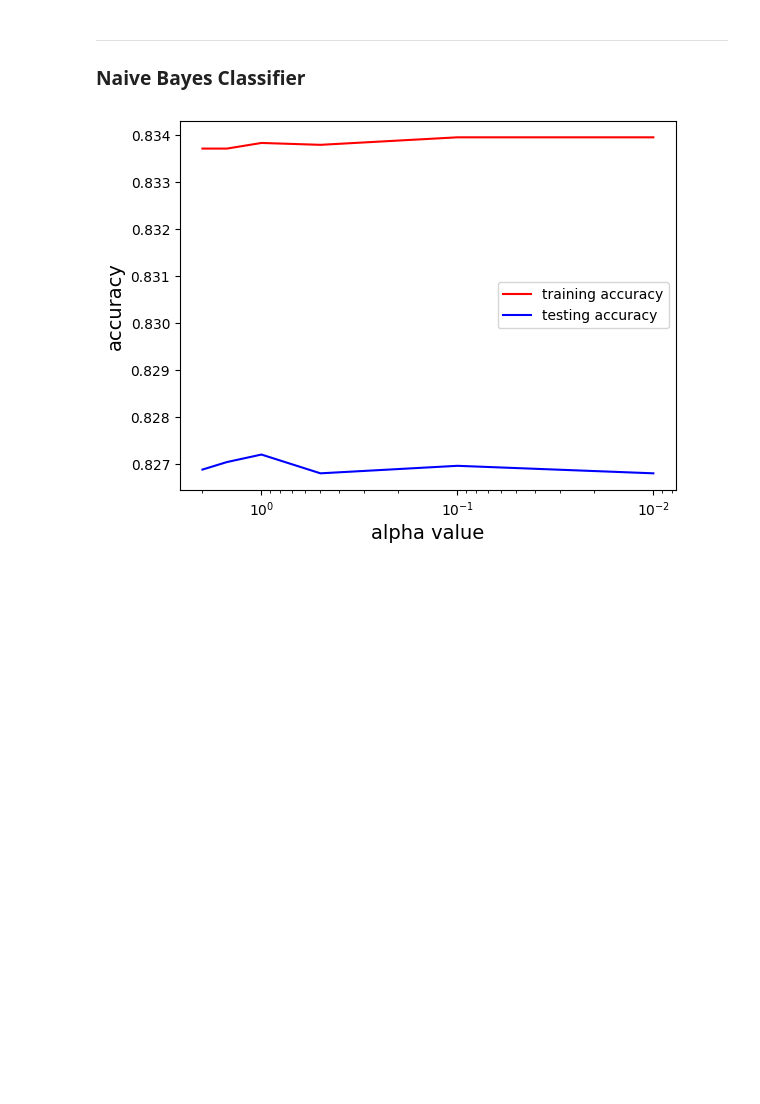
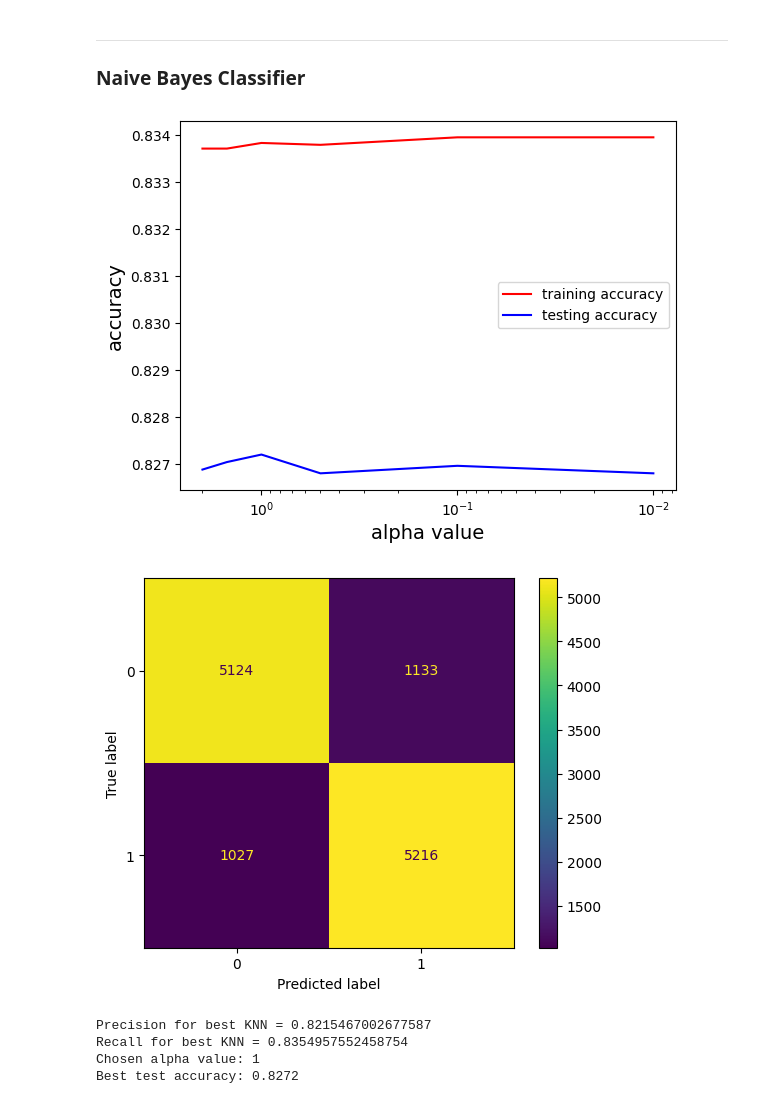
Before and after one commit to MiaNguyen912/cs178-IMDb-movie-reviews-classification--final-project-, a Jupyter notebook: IMDb_Movie_Reviews.ipynb, the cells around one changed output. Drawn from its saved outputs; the diff is of its cells as text; code cells hidden in the pictures; blank space fills up the shorter version.

```diff
--- a/IMDb_Movie_Reviews.ipynb
+++ b/IMDb_Movie_Reviews.ipynb
@@ -366,17 +403,33 @@ knn_train_acc, knn_test_acc = knn_classifier()
 ### Naive Bayes Classifier
 # %%
 def multinomNB():
-    training_accuracy = []
+    training_accuracy = [] # to make it easier to graph
     testing_accuracy = []
 
     alpha_vals = [.01, .1, .5, 1, 1.50, 2]
+
+    best_test_acc = 0 # to track for best value
+    best_k_val = 0
+    y_pred = None
+    precision = None
+    recall = None
 
     for value in alpha_vals:
         classifier = MultinomialNB(alpha = value)
         classifier.fit(X_train_vectorized, y_train)
 
-        training_accuracy.append(classifier.score(X_train_vectorized, y_train))
-        testing_accuracy.append(classifier.score(X_test_vectorized, y_test))
+        tr_acc = classifier.score(X_train_vectorized, y_train)
+        te_acc = classifier.score(X_test_vectorized, y_test)
+
+        training_accuracy.append(tr_acc)
+        testing_accuracy.append(te_acc)
+
+        if te_acc > best_test_acc:
+            best_alpha_val = value
+            best_test_acc = te_acc
+            y_pred = classifier.predict(X_test_vectorized)
+            precision = precision_score(y_test, y_pred)
+            recall = recall_score(y_test, y_pred)
 
     # create the train vs test accuracy plots
 
@@ -390,8 +443,26 @@ def multinomNB():
 
     axes.legend()
 
-    return training_accuracy, testing_accuracy
+    # create a confusion matrix
+
+    cm = confusion_matrix(y_test, y_pred)
+    disp = ConfusionMatrixDisplay(confusion_matrix=cm)
+
+    disp.plot()
+    plt.show()
+
+    print(f"Precision for best KNN = {precision}")
+    print(f"Recall for best KNN = {recall}")
+
+    return best_alpha_val, best_test_acc
-# %%
-multinomNB_train_acc, multinomNB_test_acc = multinomNB()
-# %% [output]
-[figure, removed]
+# %%
+best_alpha_val, multinomNB_test_acc = multinomNB()
+print(f"Chosen alpha value: {best_alpha_val}")
+print(f"Best test accuracy: {multinomNB_test_acc}")
+# %% [output]
+[figure, added]
+[figure, added]
+Precision for best KNN = 0.8215467002677587
+Recall for best KNN = 0.8354957552458754
+Chosen alpha value: 1
+Best test accuracy: 0.8272
```
Also changed, not shown: parts of 4 cells of this notebook.
